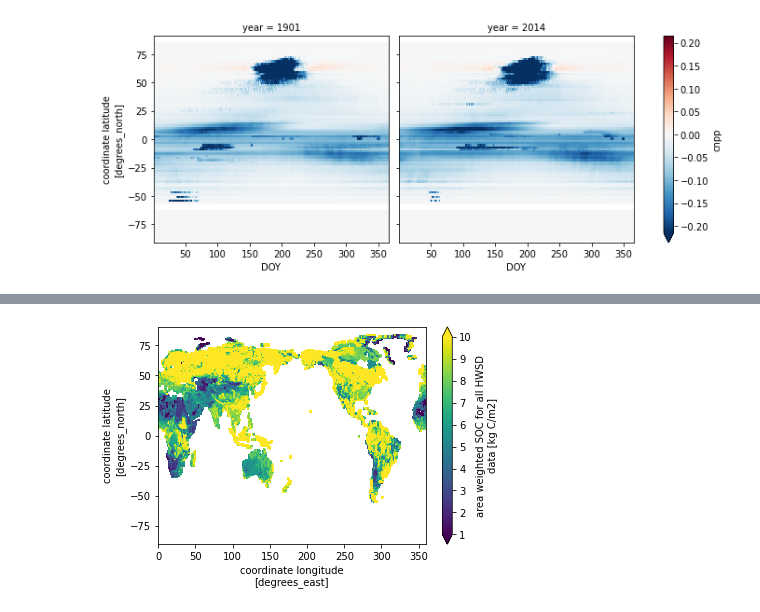
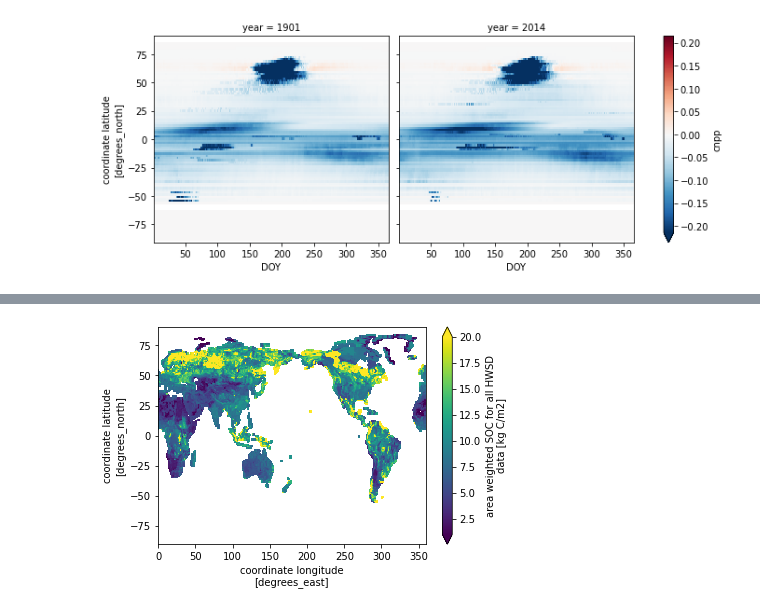
Before and after one commit to wwieder/biogeochem_testbed, a Jupyter notebook: analysis_code/MIMICScn_hist.ipynb, the cells around one changed output, grey strips where cells are left out. Drawn from its saved outputs; the diff is of its cells as text; code cells hidden in the pictures.

```diff
--- a/analysis_code/MIMICScn_hist.ipynb
+++ b/analysis_code/MIMICScn_hist.ipynb
@@ -787,4 +1028,4 @@ simple = t.plot(x='lon', y='lat',col='model',col_wrap=2, figsize=[12,4],robust=T
 # %%
-dsOBS['HWSD_SOCall'].plot(vmax=10,vmin=1);
+dsOBS['HWSD_SOCall'].plot(vmax=20,vmin=1);
 # %% [output]
-[figure, old version]
+[figure, new version]
```
Also changed, not shown: parts of 45 cells of this notebook, 22 other files.
